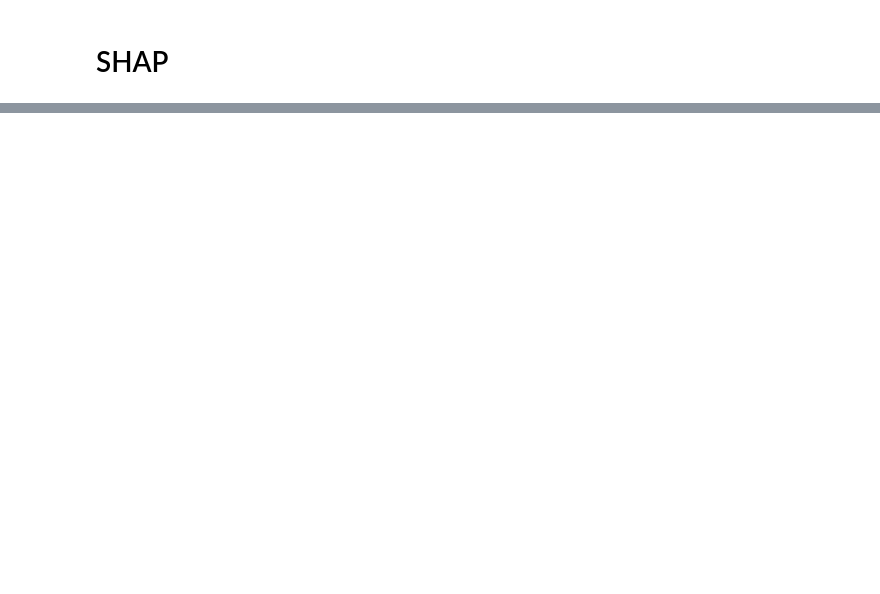
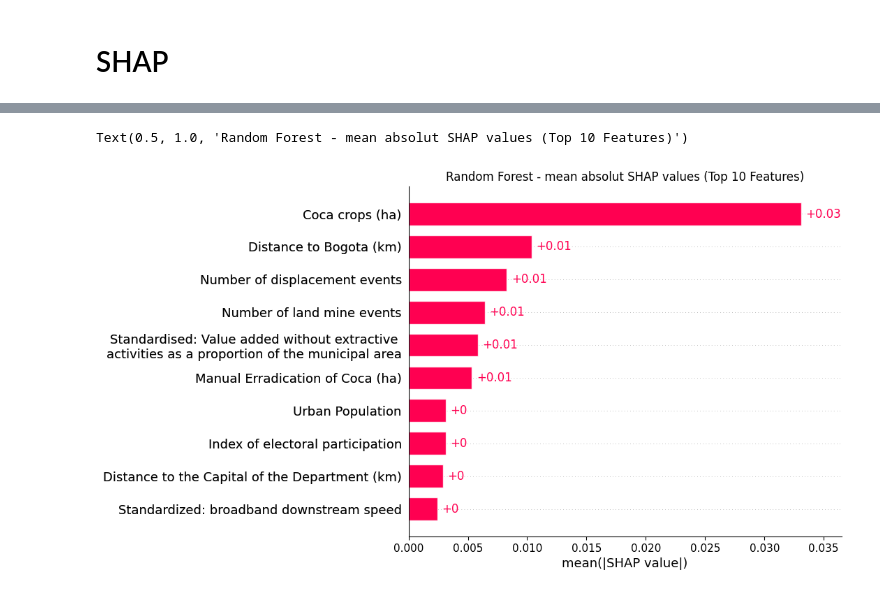
Before and after one commit to cpj97/MDS_thesis, a Jupyter notebook: Code/randomforest.ipynb, the cells around one changed output, grey strips where cells are left out. Drawn from its saved outputs; the diff is of its cells as text; code cells hidden in the pictures; blank space fills up the shorter version.

```diff
--- a/Code/randomforest.ipynb
+++ b/Code/randomforest.ipynb
@@ -488,3 +416,57 @@ Text(0.5, 1.0, 'XGBoost - mena absolut SHAP values (Top 10 Features)')
+# %%
+# names
+#    "H_coca": "Coca crops (ha)",
+#    "disbogota": "Distance to Bogota (km)",
+#    "PCC-01-2": "Standardised: Value added without extractive \nactivities as a proportion of the municipal area",
+#    "errad_manual": "Manual Erradication of Coca (ha)",
+#    "e_desplaza": "Number of displacement events",
+#    "GPI-03-0": "Index of eectoral participation",
+#    "eventos_minas": "Landmine events",
+#    "dismdo": "Distance to the nearest wholesale market (km)",
+#    "discapital": "Distance to capital of the Department (km)",
+#    "PCC-02-3a": "Standardised: Payload-distance (Ton-Km)",
+#    "eventos_minas": "Number of land mine events",
+#    "pobl_urb": "Urban Population",
+#    "GPI-03-0": "Index of participation",
+#    "CTI-02-3": "Standardized: broadband downstream speed"
+
+
+# Fixed names
+custom_feature_names = [
+    "Coca crops (ha)",
+    "Distance to Bogota (km)",
+    "Number of displacement events",
+    "Number of land mine events",
+    "Standardised: Value added without extractive \nactivities as a proportion of the municipal area",
+    "Manual Erradication of Coca (ha)",
+    "Urban Population",
+    "Index of electoral participation",
+    "Distance to the Capital of the Department (km)",
+    "Standardized: broadband downstream speed"
+]
+custom_feature_names = [custom_feature_names[i] for i in range(len(custom_feature_names)-1, -1, -1)]
+
+# Get indices of the top 10 features
+top_10_indices = np.argsort(shap_abs_mean)[-10:]
+top_10_indices
+
+# Filter SHAP values to keep only the top 10 features
+shap_values_top10 = shap.Explanation(
+    values=shap_values.values[:, top_10_indices],  # Keep only top 10 values
+    base_values=shap_values.base_values,  # Keep base values
+    data=shap_values.data[:, top_10_indices],  # Keep only top 10 feature data
+    feature_names=custom_feature_names  # Correct feature names
+)
+
+
+# Plot the bar chart without "other features"
+shap.plots.bar(shap_values_top10, show=False)
+plt.title("Random Forest - mean absolut SHAP values (Top 10 Features)")
+# “The absolute contribution of coca crops to the model’s predictions corresponds to an average shift of about 0.02 on the log(1 + yearly forest loss per capita) scale,
+# which translates to roughly a 2% multiplicative effect on (1 + yearly forest loss per capita).”
+# %% [output]
+Text(0.5, 1.0, 'Random Forest - mean absolut SHAP values (Top 10 Features)')
+[figure, added]
 # %%
 plt.figure(figsize=(16, 10))
 shap.plots.beeswarm(shap_values_top10, show=False)
```
Also changed, not shown: parts of 12 cells of this notebook, 1 other file.
